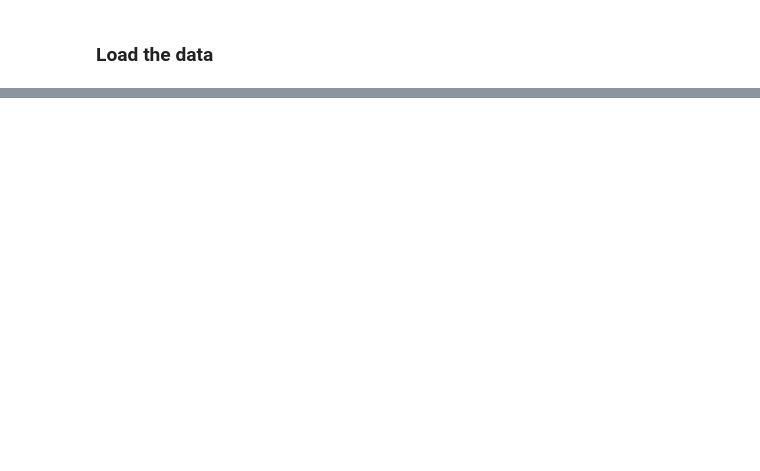
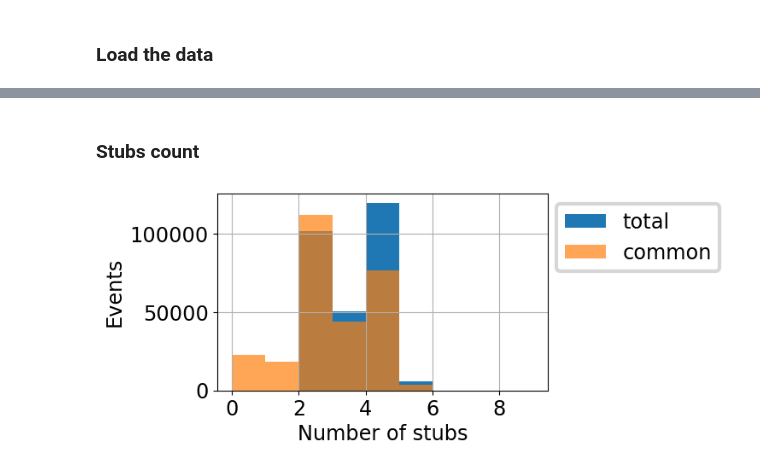
Before and after one commit to PasiekaFUW/Masters_Thesis, a Jupyter notebook: Masters/makePlots.ipynb, the cells around one changed output, grey strips where cells are left out. Drawn from its saved outputs; the diff is of its cells as text; code cells hidden in the pictures; blank space fills up the shorter version.

```diff
--- a/Masters/makePlots.ipynb
+++ b/Masters/makePlots.ipynb
@@ -207,0 +52,21 @@ plt.legend(loc='center left', bbox_to_anchor=(1.01, 0.5))
+# %%
+# Selection of events for denominator and numerator
+denominatorQuery = '`theColl._eta`<99' #dummy selection
+
+def filterData(denominatorQuery, numeratorQuery, df, ptCut=0):
+
+    #Select events.
+    df_denominator = df.query(denominatorQuery)
+    # Use only first entry for each event
+    df_denominator = df_denominator.loc[(slice(None), slice(0)),:]
+
+    df_numerator = df.query(numeratorQuery+' and '+denominatorQuery + ' and `theL1Obj.pt`>='+str(ptCut))
+
+    #Select candidate in event with multiple candidates
+    df_numerator.sort_values(['theL1Obj.q','theL1Obj.pt'], ascending=False, inplace=True)
+    df_grouped = df_numerator.groupby(level="entry").head(1)
+    df_numerator = df_grouped.sort_values(by='entry',ascending=True)
+
+    return df_numerator, df_denominator
+
+filter = partial(filterData,denominatorQuery)
@@ -207,0 +120,17 @@ plt.legend(loc='center left', bbox_to_anchor=(1.01, 0.5))
+# %% [markdown]
+### Stubs count
+# %%
+fig, axis = plt.subplots(1,1, figsize=(5,3))
+
+denominatorQuery = '`theColl._pt`>0'
+numeratorQuery = pf.samQuery
+bins = np.arange(0, 10, 1)
+axis.set_xlabel("Number of stubs")
+axis.set_ylabel("Events")
+
+df, _ = filterData(denominatorQuery, numeratorQuery, data_prompt, ptCut=0)
+df['theL1Obj.totalStubCount'].hist(bins=bins, label="total", ax=axis)
+df['theL1Obj.commonStubCount'].hist(bins=bins, label="common", alpha = 0.7, ax=axis)
+axis.legend(bbox_to_anchor=(1.05, 0, 0.5, 1));
+# %% [output]
+[figure, added]
```
Also changed, not shown: parts of 18 cells of this notebook, 10 other files.
